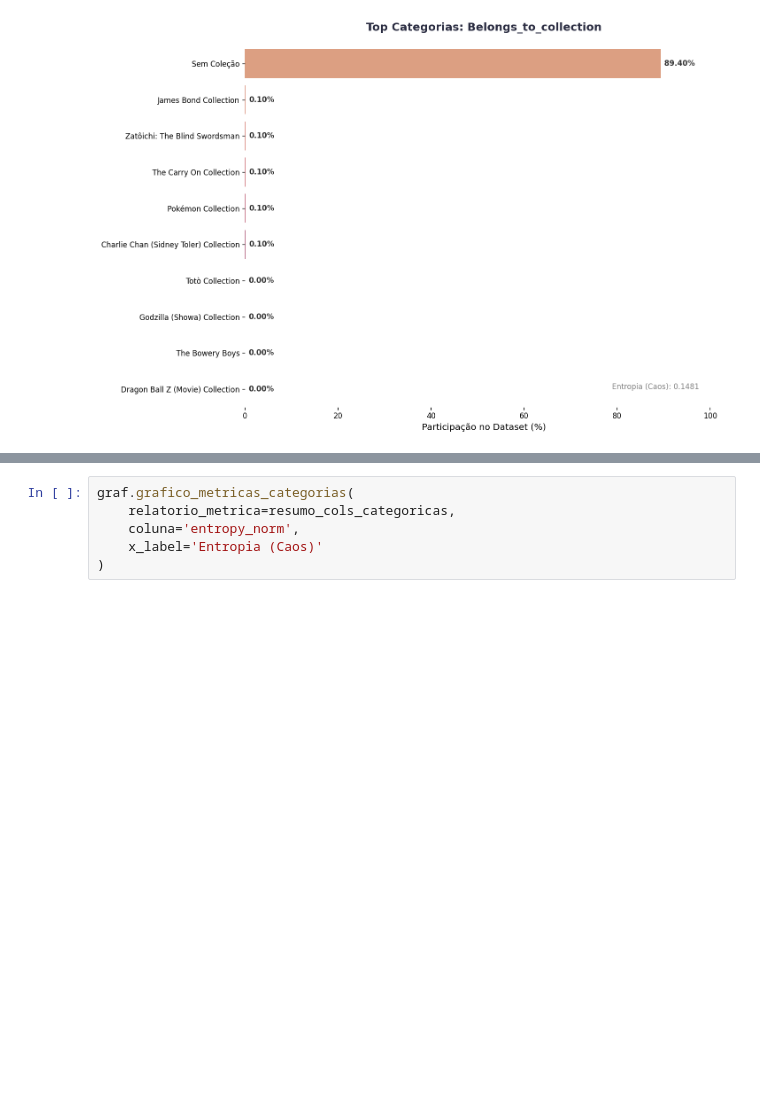
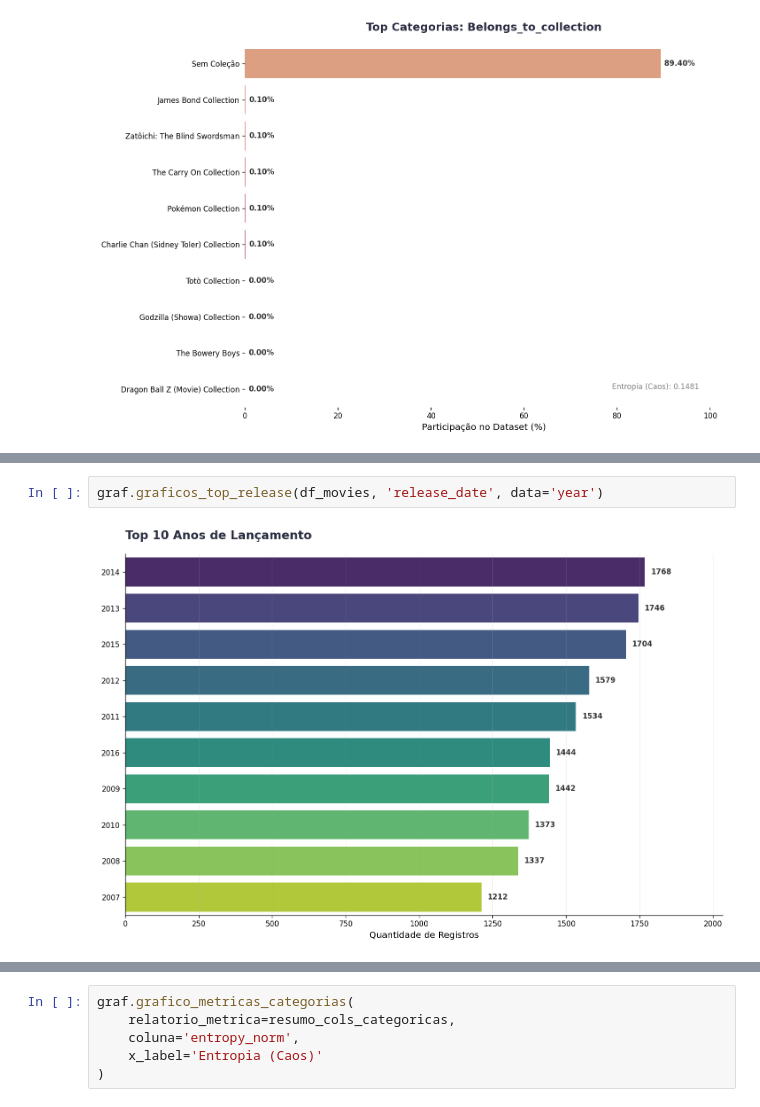
Before and after one commit to AleCecilio/entertainment_industry_performance_analysis, a Jupyter notebook: notebooks/05_eda_movies.ipynb, the cells around one changed output, grey strips where cells are left out. Drawn from its saved outputs; the diff is of its cells as text; blank space fills up the shorter version.

```diff
--- a/notebooks/05_eda_movies.ipynb
+++ b/notebooks/05_eda_movies.ipynb
@@ -182,0 +209,4 @@ graf.grafico_top_categorias(df_movies, 'belongs_to_collection', resumo_cols_cate
+# %%
+graf.graficos_top_release(df_movies, 'release_date', data='year')
+# %% [output]
+[figure, added]
```
Also changed, not shown: parts of 12 cells of this notebook, 10 other files.
